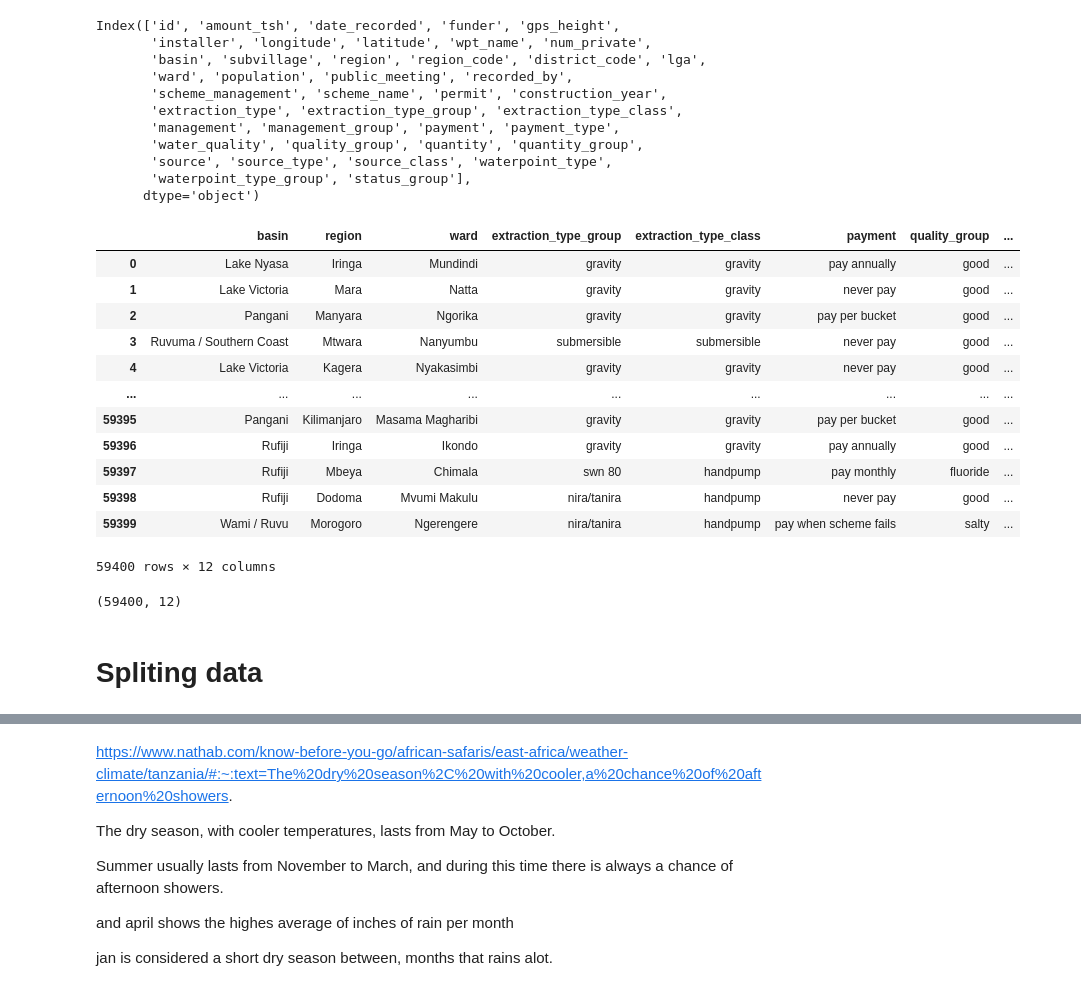
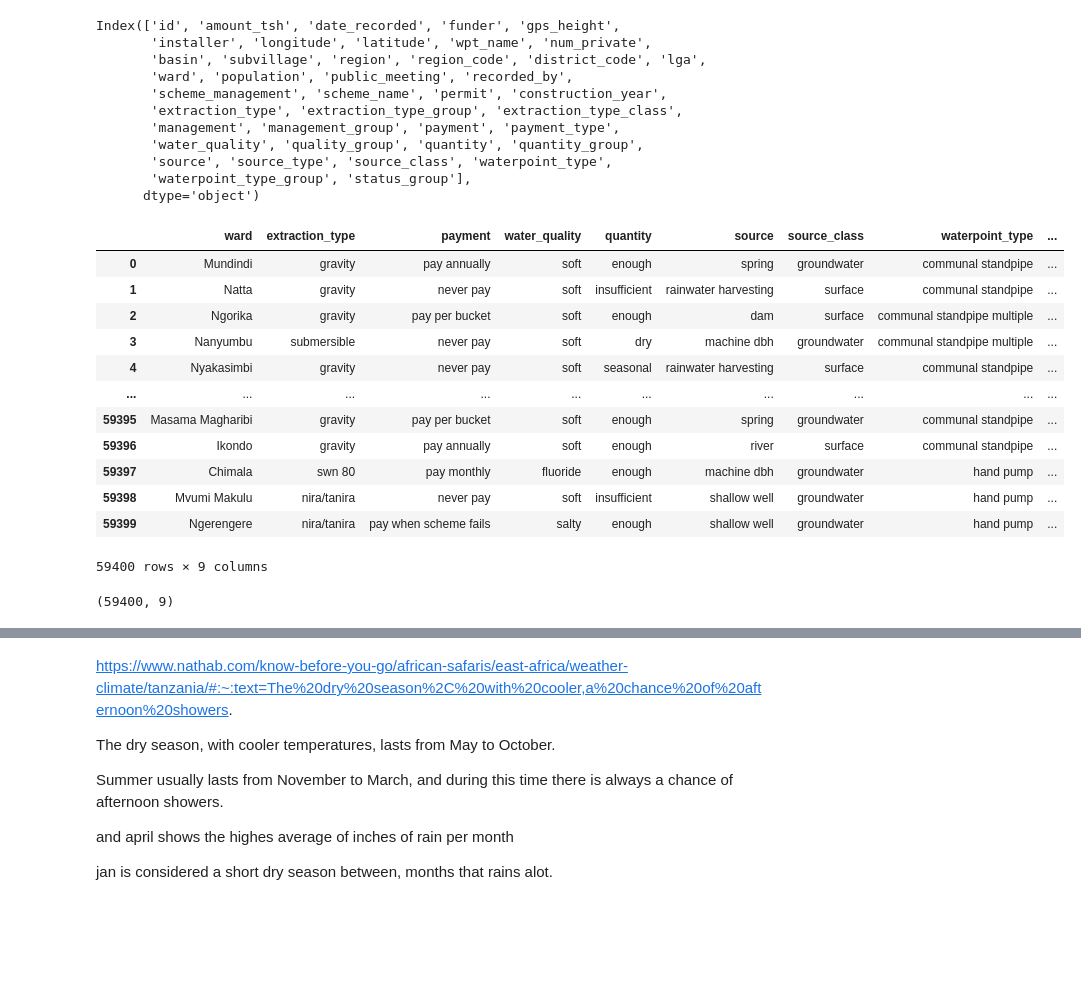
Before and after one commit to RaulCTorres/Tanzanian_Water_Wells, a Jupyter notebook: Scratch_code/Juan_Notebook.ipynb, the cells around one changed output, grey strips where cells are left out. Cells and saved outputs as stored; diff of their text form; code cells hidden in the pictures; blank space fills up the shorter version.

```diff
--- a/Scratch_code/Juan_Notebook.ipynb
+++ b/Scratch_code/Juan_Notebook.ipynb
@@ -664,32 +666,33 @@ Index(['id', 'amount_tsh', 'date_recorded', 'funder', 'gps_height',
        'waterpoint_type_group', 'status_group'],
       dtype='object')
 # %%
-df_Dropped = df_raw.drop(columns=['id', 'amount_tsh', 'date_recorded', 'funder', 'gps_height',
+unused_columns = ['id', 'amount_tsh', 'date_recorded', 'funder', 'gps_height',
                                   'installer', 'longitude', 'latitude', 'wpt_name', 'num_private',
                                   'subvillage', 'region_code', 'district_code', 'lga',
                                   'population', 'public_meeting', 'recorded_by', 'scheme_management',
-                                  'scheme_name', 'construction_year', 'extraction_type', 'management',
-                                  'management_group', 'payment_type', 'water_quality', 'quantity_group',
-                                  'source', 'waterpoint_type', 'permit'])
-
-df_Dropped
+                                  'scheme_name', 'construction_year', 'extraction_type_class', 'management',
+                                  'management_group', 'payment_type', 'quantity_group',
+                                  'source_type', 'waterpoint_type_group', 'permit', 'region', 'basin',
+                                 'extraction_type_group', 'quality_group']
-# %% [output]
-|  | basin | region | ward | extraction_type_group | extraction_type_class | payment | quality_group | ... |
-| 0 | Lake Nyasa | Iringa | Mundindi | gravity | gravity | pay annually | good | ... |
-| 1 | Lake Victoria | Mara | Natta | gravity | gravity | never pay | good | ... |
-| 2 | Pangani | Manyara | Ngorika | gravity | gravity | pay per bucket | good | ... |
-| 3 | Ruvuma / Southern Coast | Mtwara | Nanyumbu | submersible | submersible | never pay | good | ... |
-| 4 | Lake Victoria | Kagera | Nyakasimbi | gravity | gravity | never pay | good | ... |
-| ... | ... | ... | ... | ... | ... | ... | ... | ... |
-| 59395 | Pangani | Kilimanjaro | Masama Magharibi | gravity | gravity | pay per bucket | good | ... |
-| 59396 | Rufiji | Iringa | Ikondo | gravity | gravity | pay annually | good | ... |
-| 59397 | Rufiji | Mbeya | Chimala | swn 80 | handpump | pay monthly | fluoride | ... |
-| 59398 | Rufiji | Dodoma | Mvumi Makulu | nira/tanira | handpump | never pay | good | ... |
-| 59399 | Wami / Ruvu | Morogoro | Ngerengere | nira/tanira | handpump | pay when scheme fails | salty | ... |
-59400 rows × 12 columns
+# %%
+df_Dropped = df_raw.drop(columns=unused_columns)
+
+df_Dropped
+# %% [output]
+|  | ward | extraction_type | payment | water_quality | quantity | source | source_class | waterpoint_type | ... |
+| 0 | Mundindi | gravity | pay annually | soft | enough | spring | groundwater | communal standpipe | ... |
+| 1 | Natta | gravity | never pay | soft | insufficient | rainwater harvesting | surface | communal standpipe | ... |
+| 2 | Ngorika | gravity | pay per bucket | soft | enough | dam | surface | communal standpipe multiple | ... |
+| 3 | Nanyumbu | submersible | never pay | soft | dry | machine dbh | groundwater | communal standpipe multiple | ... |
+| 4 | Nyakasimbi | gravity | never pay | soft | seasonal | rainwater harvesting | surface | communal standpipe | ... |
+| ... | ... | ... | ... | ... | ... | ... | ... | ... | ... |
+| 59395 | Masama Magharibi | gravity | pay per bucket | soft | enough | spring | groundwater | communal standpipe | ... |
+| 59396 | Ikondo | gravity | pay annually | soft | enough | river | surface | communal standpipe | ... |
+| 59397 | Chimala | swn 80 | pay monthly | fluoride | enough | machine dbh | groundwater | hand pump | ... |
+| 59398 | Mvumi Makulu | nira/tanira | never pay | soft | insufficient | shallow well | groundwater | hand pump | ... |
+| 59399 | Ngerengere | nira/tanira | pay when scheme fails | salty | enough | shallow well | groundwater | hand pump | ... |
+59400 rows × 9 columns
 # %%
 df_Dropped.shape
 # %% [output]
-(59400, 12)
+(59400, 9)
-# %% [markdown]
-# Spliting data
```
Also changed, not shown: parts of 76 cells of this notebook.
